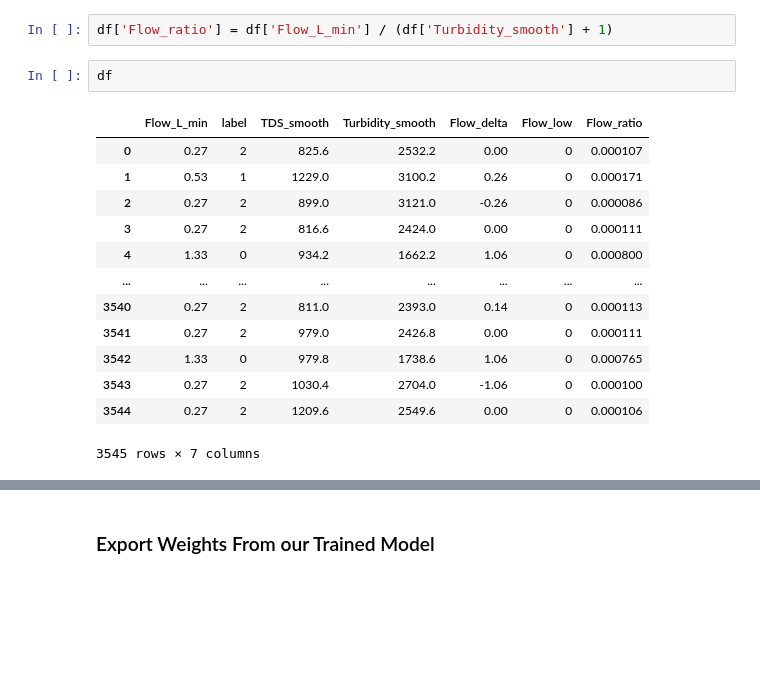
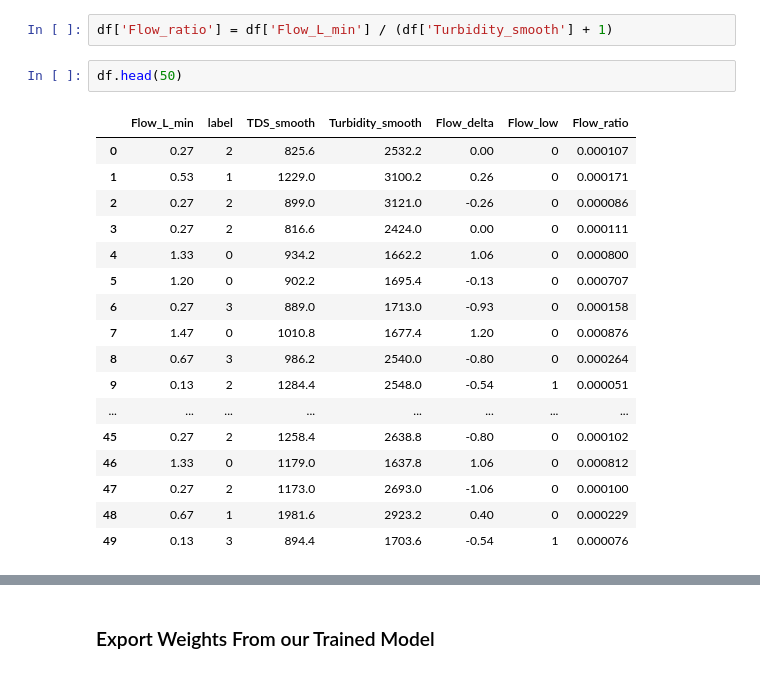
Before and after one commit to Abhikumar199/Event_Driven_Anomaly_Detection, a Jupyter notebook: Training/snn_training.ipynb, the cells around one changed output, grey strips where cells are left out. Saved outputs shown, nothing was run; the diff lists cells and outputs as text; blank space fills up the shorter version.

```diff
--- a/Training/snn_training.ipynb
+++ b/Training/snn_training.ipynb
@@ -19,18 +19,22 @@ df['Flow_low'] = (df['Flow_L_min'] < 0.2).astype(int)
 # %%
 df['Flow_ratio'] = df['Flow_L_min'] / (df['Turbidity_smooth'] + 1)
 # %%
-df
+df.head(50)
 # %% [output]
 |  | Flow_L_min | label | TDS_smooth | Turbidity_smooth | Flow_delta | Flow_low | Flow_ratio |
 | 0 | 0.27 | 2 | 825.6 | 2532.2 | 0.00 | 0 | 0.000107 |
 | 1 | 0.53 | 1 | 1229.0 | 3100.2 | 0.26 | 0 | 0.000171 |
 | 2 | 0.27 | 2 | 899.0 | 3121.0 | -0.26 | 0 | 0.000086 |
 | 3 | 0.27 | 2 | 816.6 | 2424.0 | 0.00 | 0 | 0.000111 |
 | 4 | 1.33 | 0 | 934.2 | 1662.2 | 1.06 | 0 | 0.000800 |
+| 5 | 1.20 | 0 | 902.2 | 1695.4 | -0.13 | 0 | 0.000707 |
+| 6 | 0.27 | 3 | 889.0 | 1713.0 | -0.93 | 0 | 0.000158 |
+| 7 | 1.47 | 0 | 1010.8 | 1677.4 | 1.20 | 0 | 0.000876 |
+| 8 | 0.67 | 3 | 986.2 | 2540.0 | -0.80 | 0 | 0.000264 |
+| 9 | 0.13 | 2 | 1284.4 | 2548.0 | -0.54 | 1 | 0.000051 |
 | ... | ... | ... | ... | ... | ... | ... | ... |
-| 3540 | 0.27 | 2 | 811.0 | 2393.0 | 0.14 | 0 | 0.000113 |
-| 3541 | 0.27 | 2 | 979.0 | 2426.8 | 0.00 | 0 | 0.000111 |
-| 3542 | 1.33 | 0 | 979.8 | 1738.6 | 1.06 | 0 | 0.000765 |
-| 3543 | 0.27 | 2 | 1030.4 | 2704.0 | -1.06 | 0 | 0.000100 |
-| 3544 | 0.27 | 2 | 1209.6 | 2549.6 | 0.00 | 0 | 0.000106 |
+| 45 | 0.27 | 2 | 1258.4 | 2638.8 | -0.80 | 0 | 0.000102 |
+| 46 | 1.33 | 0 | 1179.0 | 1637.8 | 1.06 | 0 | 0.000812 |
+| 47 | 0.27 | 2 | 1173.0 | 2693.0 | -1.06 | 0 | 0.000100 |
+| 48 | 0.67 | 1 | 1981.6 | 2923.2 | 0.40 | 0 | 0.000229 |
+| 49 | 0.13 | 3 | 894.4 | 1703.6 | -0.54 | 1 | 0.000076 |
-3545 rows × 7 columns
```
Also changed, not shown: parts of 13 cells of this notebook, 15 other files.
